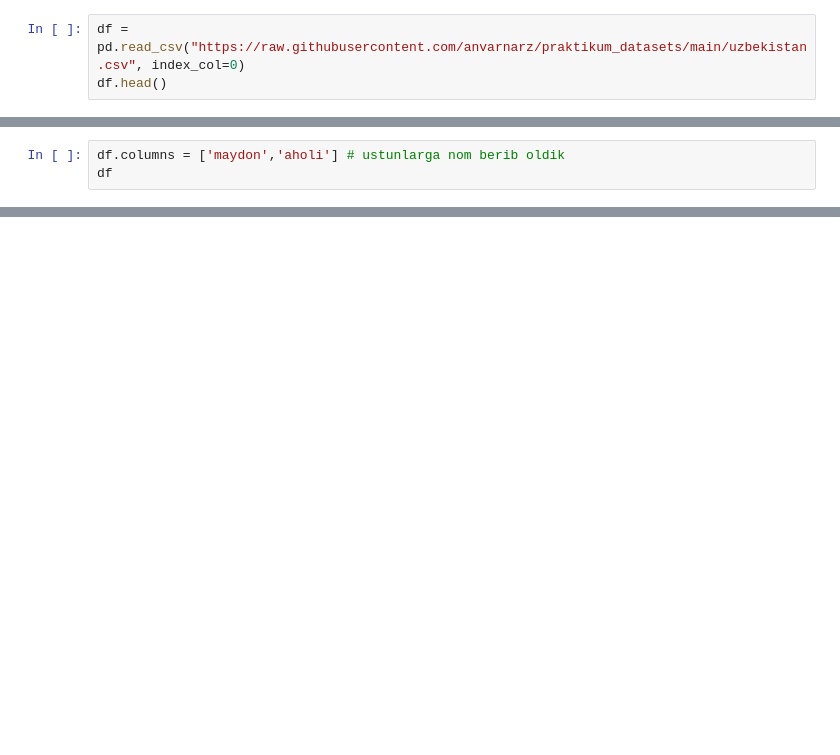
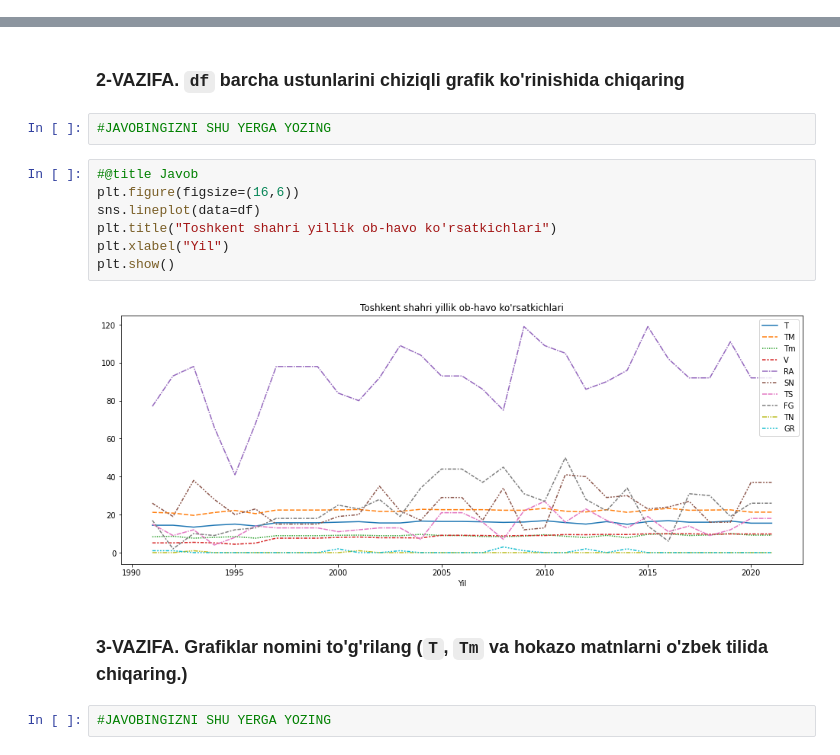
Before and after one commit to lazizrakhmat/DS-Visualization, a Jupyter notebook: 04_VISUAL_AMALIYOT_02_seaborn.ipynb, the cells around one changed output, grey strips where cells are left out. Drawn from its saved outputs; the diff is of its cells as text; blank space fills up the shorter version.

```diff
--- a/04_VISUAL_AMALIYOT_02_seaborn.ipynb
+++ b/04_VISUAL_AMALIYOT_02_seaborn.ipynb
@@ -17,3 +16,0 @@ import seaborn as sns
-# %%
-df = pd.read_csv("https://raw.githubusercontent.com/anvarnarz/praktikum_datasets/main/uzbekistan.csv", index_col=0)
-df.head()
@@ -32,3 +16,0 @@ df.shape
-# %%
-df.columns = ['maydon','aholi'] # ustunlarga nom berib oldik
-df
@@ -63,0 +31,17 @@ plt.show()
+# %% [markdown]
+### 2-VAZIFA. `df` barcha ustunlarini chiziqli grafik ko'rinishida chiqaring
+# %%
+#JAVOBINGIZNI SHU YERGA YOZING
+# %%
+#@title Javob
+plt.figure(figsize=(16,6))
+sns.lineplot(data=df)
+plt.title("Toshkent shahri yillik ob-havo ko'rsatkichlari")
+plt.xlabel("Yil")
+plt.show()
+# %% [output]
+[figure, added]
+# %% [markdown]
+### 3-VAZIFA. Grafiklar nomini to'g'rilang (`T`, `Tm` va hokazo matnlarni o'zbek tilida chiqaring.)
+# %%
+#JAVOBINGIZNI SHU YERGA YOZING
```
Also changed, not shown: parts of 25 cells of this notebook.
